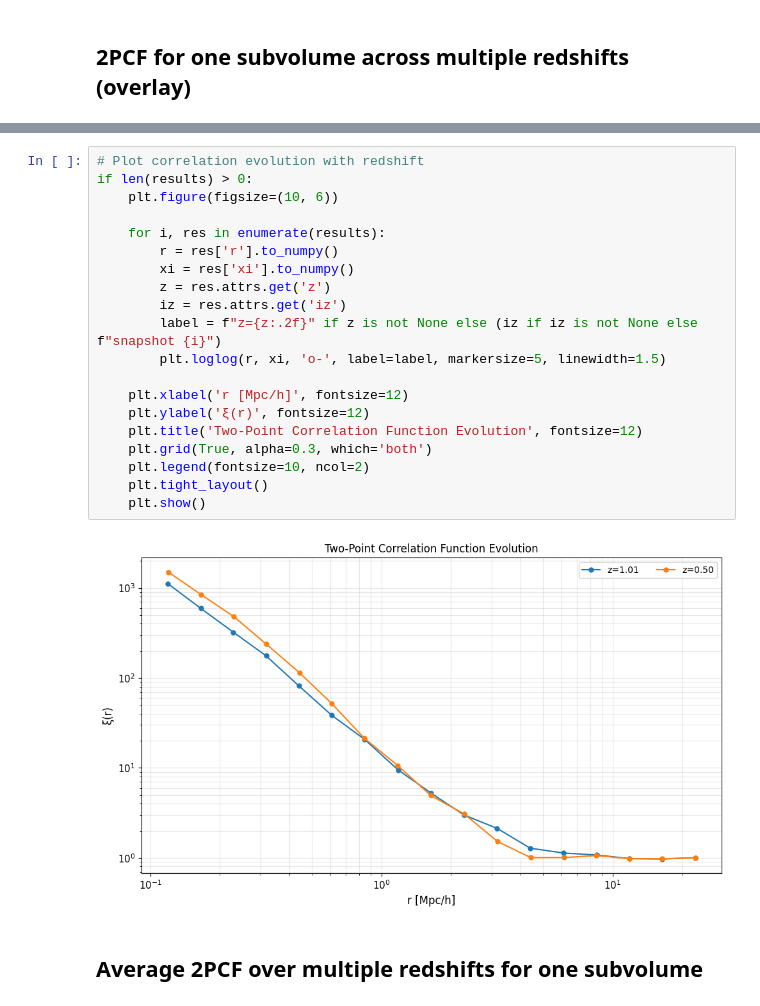
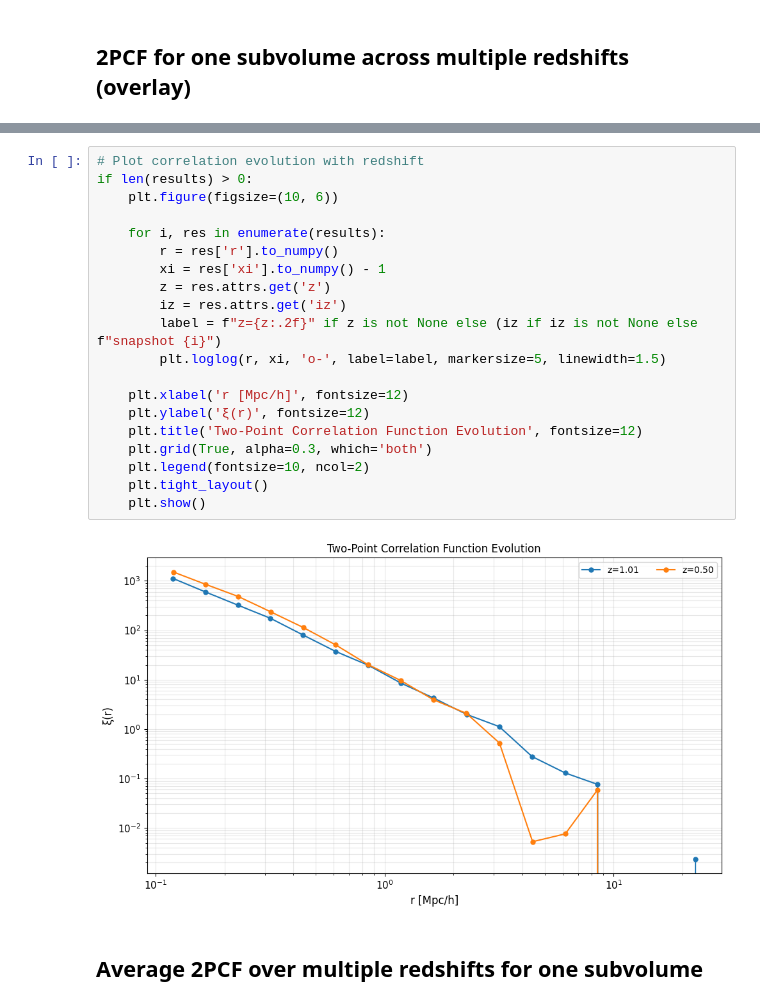
Before and after one commit to OscarHickman/galform_analysis, a Jupyter notebook: examples/2pcf/correlation.ipynb, the cells around one changed output, grey strips where cells are left out. Cells and saved outputs as stored; diff of their text form.

```diff
--- a/examples/2pcf/correlation.ipynb
+++ b/examples/2pcf/correlation.ipynb
@@ -165,25 +171,25 @@ Successfully computed 2/5 snapshots
 # %%
 # Plot correlation evolution with redshift
 if len(results) > 0:
     plt.figure(figsize=(10, 6))
 
     for i, res in enumerate(results):
         r = res['r'].to_numpy()
-        xi = res['xi'].to_numpy()
+        xi = res['xi'].to_numpy() - 1
         z = res.attrs.get('z')
         iz = res.attrs.get('iz')
         label = f"z={z:.2f}" if z is not None else (iz if iz is not None else f"snapshot {i}")
         plt.loglog(r, xi, 'o-', label=label, markersize=5, linewidth=1.5)
 
     plt.xlabel('r [Mpc/h]', fontsize=12)
     plt.ylabel('ξ(r)', fontsize=12)
     plt.title('Two-Point Correlation Function Evolution', fontsize=12)
     plt.grid(True, alpha=0.3, which='both')
     plt.legend(fontsize=10, ncol=2)
     plt.tight_layout()
     plt.show()
 # %% [output]
-[figure, old version]
+[figure, new version]
 # %% [markdown]
 ## Average 2PCF over multiple redshifts for one subvolume
 # %%
```
Also changed, not shown: parts of 3 cells of this notebook, 25 other files.
